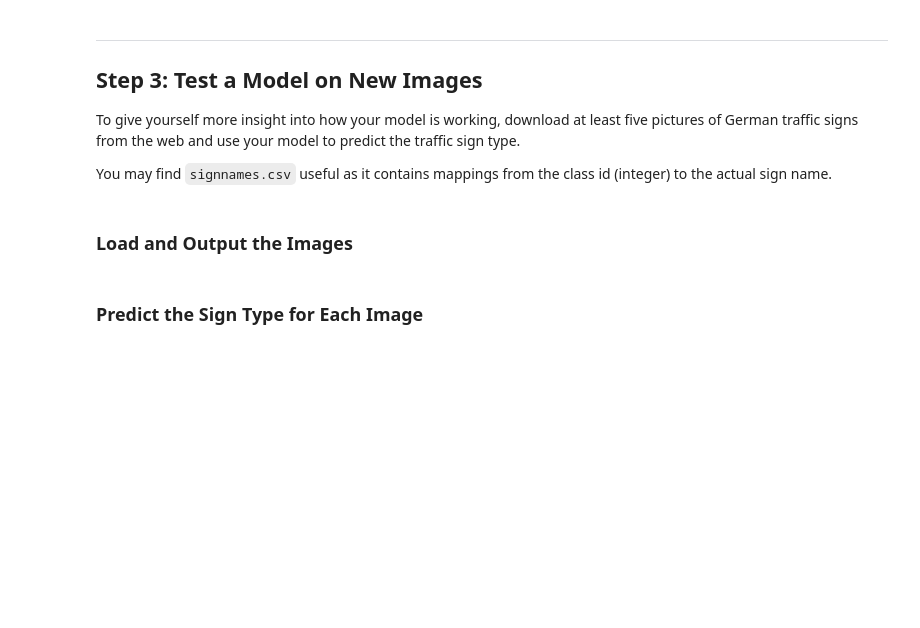
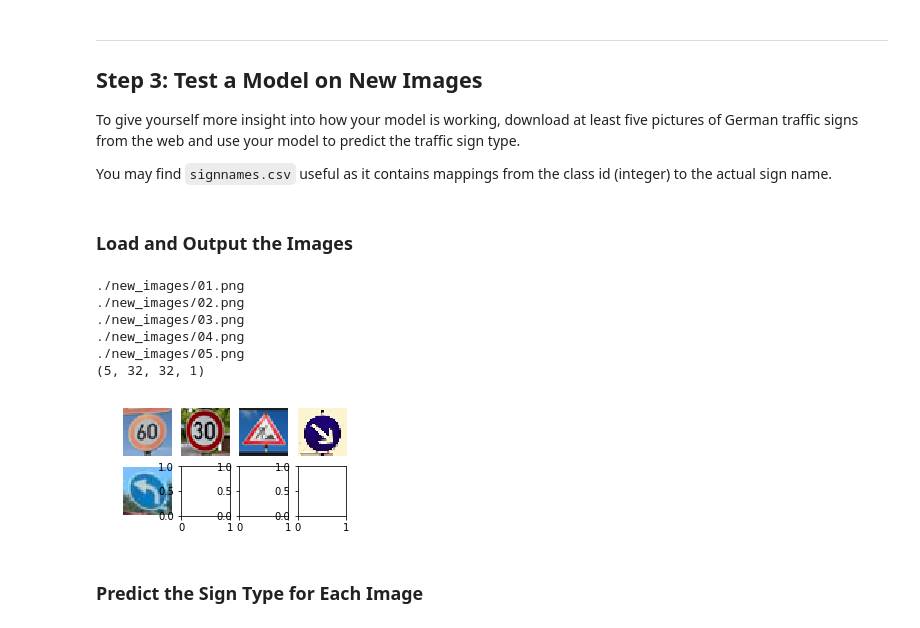
Before and after one commit to vivekchand/CarND-Traffic-Sign-Classifier-Project, a Jupyter notebook: Traffic_Sign_Classifier.ipynb, the cells around one changed output. Cells and saved outputs as stored; diff of their text form; code cells hidden in the pictures; blank space fills up the shorter version.

```diff
--- a/Traffic_Sign_Classifier.ipynb
+++ b/Traffic_Sign_Classifier.ipynb
@@ -410,3 +407,35 @@ You may find `signnames.csv` useful as it contains mappings from the class id (i
+# %%
+### Load the images and plot them here.
+### Feel free to use as many code cells as needed.
+import glob
+import cv2
+
+import matplotlib.image as mpimg
+
+fig, axs = plt.subplots(2,4, figsize=(4, 2))
+axs = axs.ravel()
+
+loaded_images = []
+
+for i, img in enumerate(glob.glob('./new_images/*.*g')):
+    print(img)
+    image = cv2.imread(img)
+    axs[i].axis('off')
+    axs[i].imshow(cv2.cvtColor(image, cv2.COLOR_BGR2RGB))
+    loaded_images.append(image)
+
+loaded_images = np.asarray(loaded_images)
+loaded_images_gry = np.sum(loaded_images/3, axis=3, keepdims=True)
+loaded_images_normalized = np.sum(loaded_images_gry/3, axis=3, keepdims=True)
+print(loaded_images_normalized.shape)
+# %% [output]
+./new_images/01.png
+./new_images/02.png
+./new_images/03.png
+./new_images/04.png
+./new_images/05.png
+(5, 32, 32, 1)
+[figure, added]
 # %% [markdown]
 ### Predict the Sign Type for Each Image
 # %%
```
Also changed, not shown: parts of 7 cells of this notebook, 5 other files.
